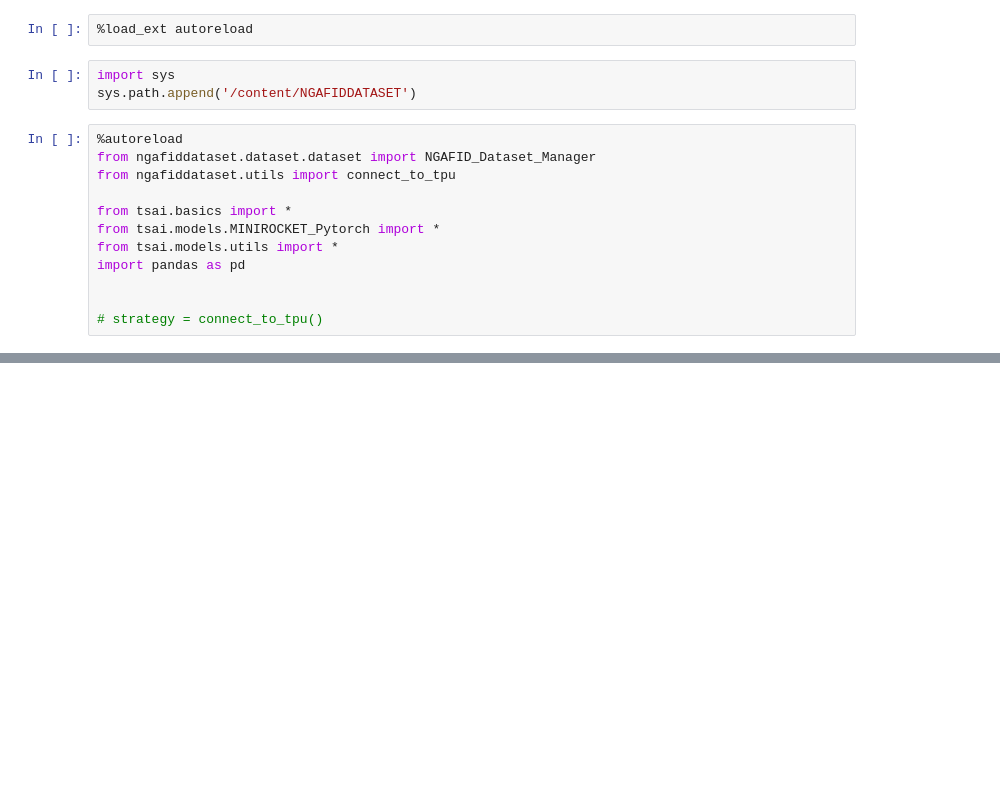
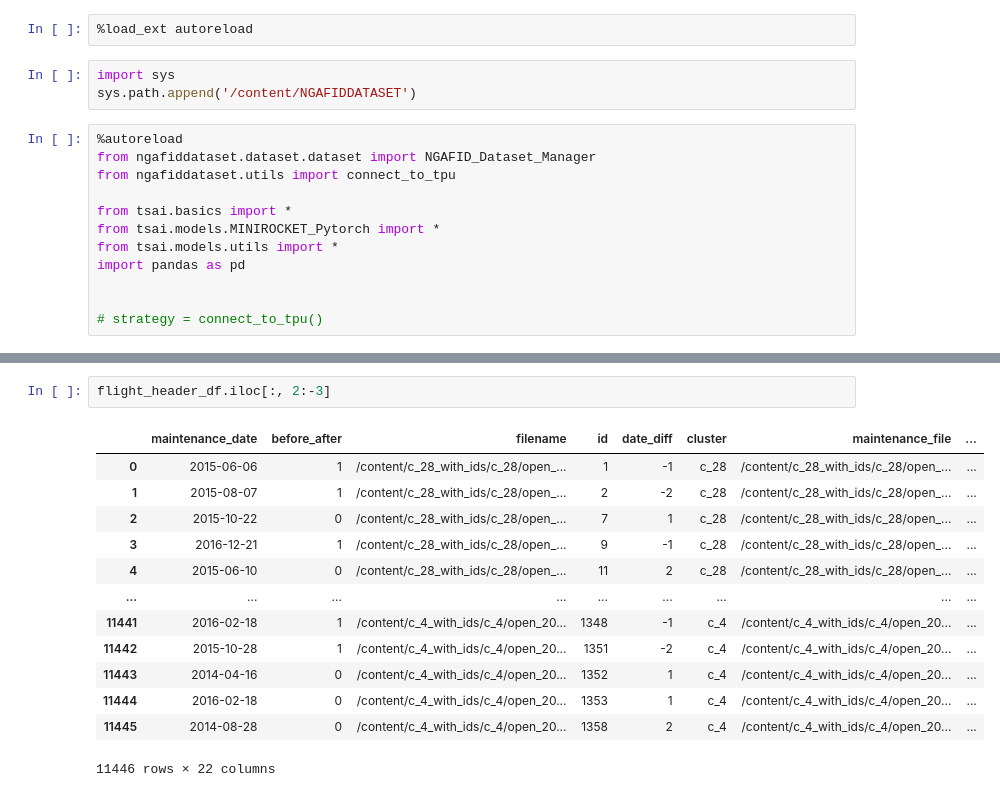
Before and after one commit to hyang0129/NGAFIDDATASET, a Jupyter notebook: NGAFID_DATASET_MINIROCKET_EXAMPLE.ipynb, the cells around one changed output, grey strips where cells are left out. Drawn from its saved outputs; the diff is of its cells as text; blank space fills up the shorter version.

```diff
--- a/NGAFID_DATASET_MINIROCKET_EXAMPLE.ipynb
+++ b/NGAFID_DATASET_MINIROCKET_EXAMPLE.ipynb
@@ -40,0 +75,16 @@ dm.data_dict =  dm.construct_data_dictionary(numpy=True)
+# %%
+flight_header_df.iloc[:, 2:-3]
+# %% [output]
+|  | maintenance_date | before_after | filename | id | date_diff | cluster | maintenance_file | ... |
+| 0 | 2015-06-06 | 1 | /content/c_28_with_ids/c_28/open_... | 1 | -1 | c_28 | /content/c_28_with_ids/c_28/open_... | ... |
+| 1 | 2015-08-07 | 1 | /content/c_28_with_ids/c_28/open_... | 2 | -2 | c_28 | /content/c_28_with_ids/c_28/open_... | ... |
+| 2 | 2015-10-22 | 0 | /content/c_28_with_ids/c_28/open_... | 7 | 1 | c_28 | /content/c_28_with_ids/c_28/open_... | ... |
+| 3 | 2016-12-21 | 1 | /content/c_28_with_ids/c_28/open_... | 9 | -1 | c_28 | /content/c_28_with_ids/c_28/open_... | ... |
+| 4 | 2015-06-10 | 0 | /content/c_28_with_ids/c_28/open_... | 11 | 2 | c_28 | /content/c_28_with_ids/c_28/open_... | ... |
+| ... | ... | ... | ... | ... | ... | ... | ... | ... |
+| 11441 | 2016-02-18 | 1 | /content/c_4_with_ids/c_4/open_20... | 1348 | -1 | c_4 | /content/c_4_with_ids/c_4/open_20... | ... |
+| 11442 | 2015-10-28 | 1 | /content/c_4_with_ids/c_4/open_20... | 1351 | -2 | c_4 | /content/c_4_with_ids/c_4/open_20... | ... |
+| 11443 | 2014-04-16 | 0 | /content/c_4_with_ids/c_4/open_20... | 1352 | 1 | c_4 | /content/c_4_with_ids/c_4/open_20... | ... |
+| 11444 | 2016-02-18 | 0 | /content/c_4_with_ids/c_4/open_20... | 1353 | 1 | c_4 | /content/c_4_with_ids/c_4/open_20... | ... |
+| 11445 | 2014-08-28 | 0 | /content/c_4_with_ids/c_4/open_20... | 1358 | 2 | c_4 | /content/c_4_with_ids/c_4/open_20... | ... |
+11446 rows × 22 columns
```
Also changed, not shown: parts of 25 cells of this notebook.
